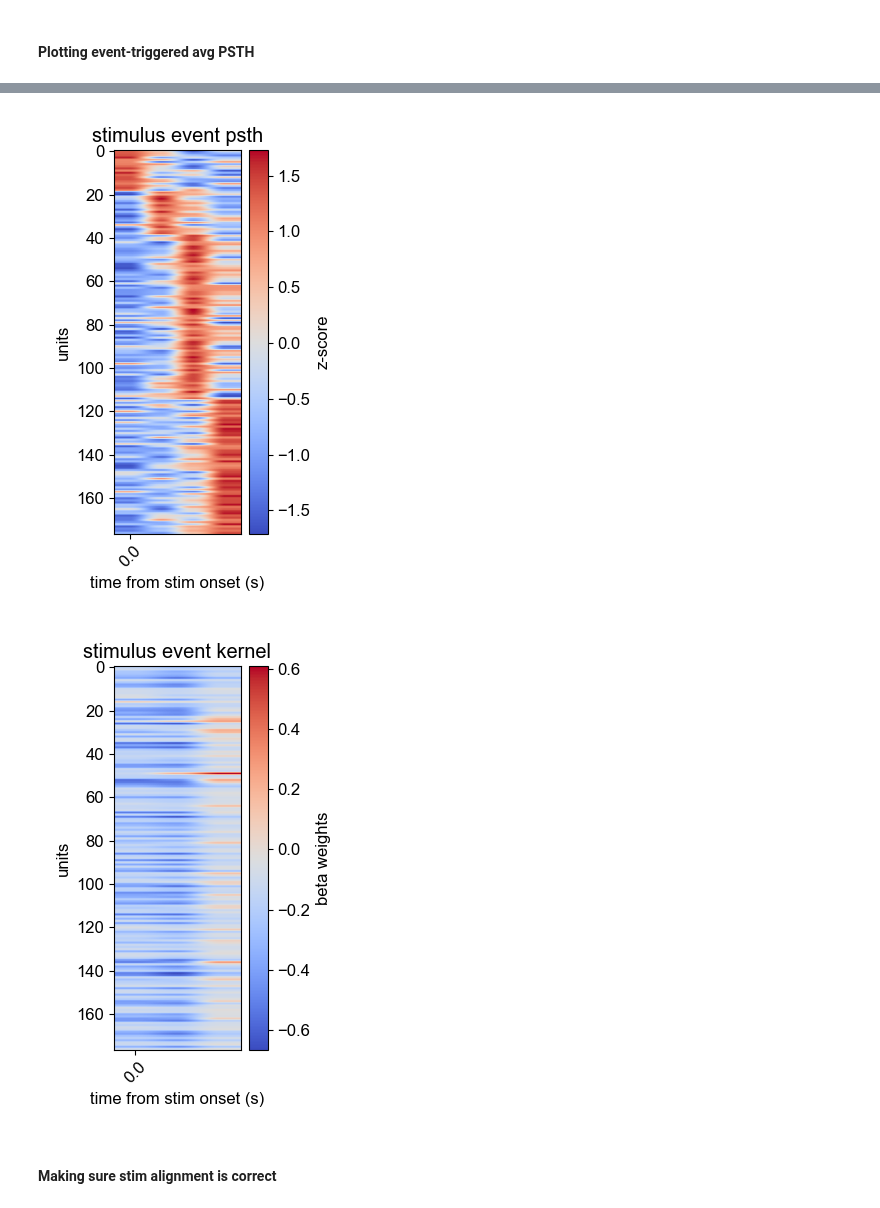
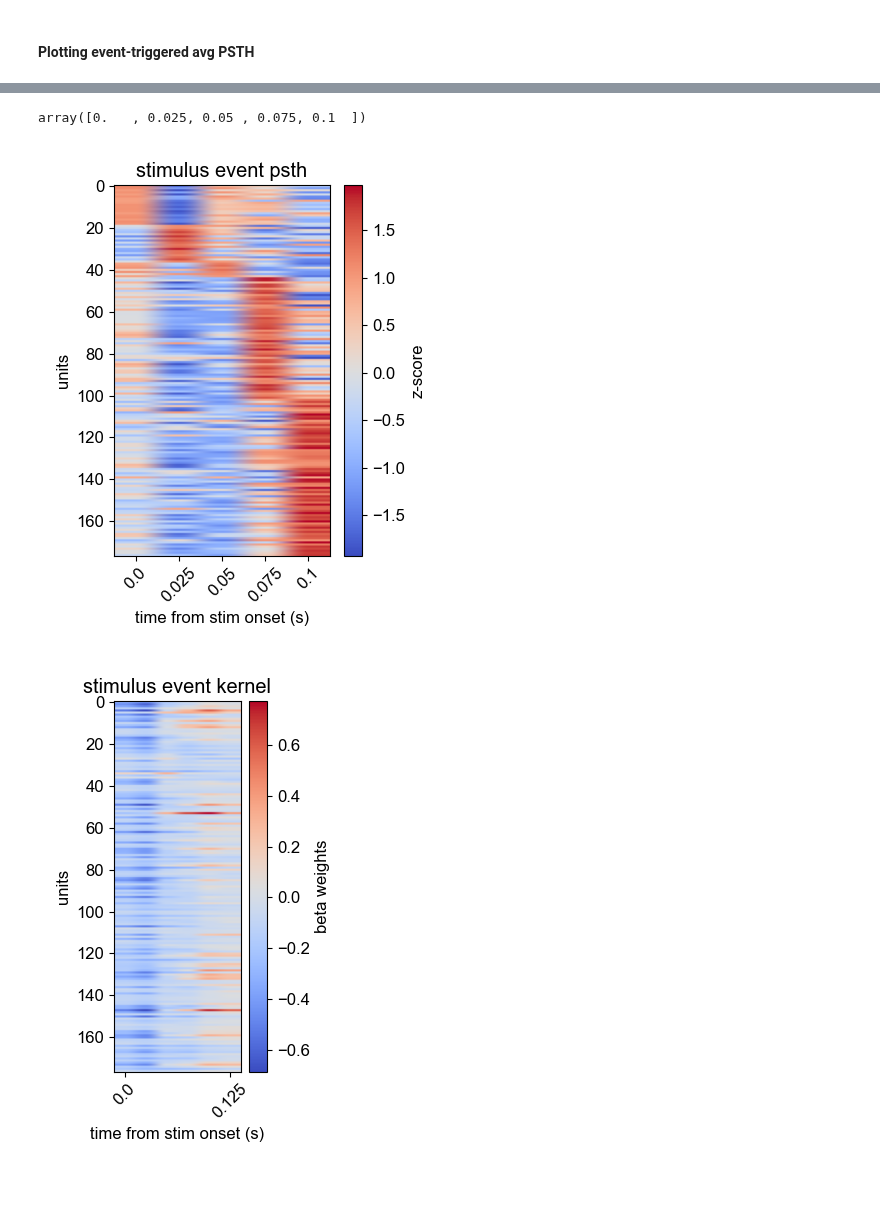
Before and after one commit to rojasgabriel/ephys, a Jupyter notebook: notebooks/encoding_analysis.ipynb, the cells around one changed output, grey strips where cells are left out. Cells and saved outputs as stored; diff of their text form; code cells hidden in the pictures.

Commit message:
WIP: still figuring out how to build this encoding model

```diff
--- a/notebooks/encoding_analysis.ipynb
+++ b/notebooks/encoding_analysis.ipynb
@@ -18,6 +18,9 @@ new_rc_params = {'text.usetex': False,
 mpl.rcParams.update(new_rc_params)
 plt.rcParams['font.sans-serif'] = ['Arial']
 plt.rcParams['font.size'] = 12
+plt.rcParams['figure.dpi'] = 100
+
+%config InlineBackend.figure_format = 'svg'
 
 %matplotlib widget
 %load_ext autoreload
@@ -72,8 +75,8 @@ def make_design_matrix(trial_ts, spike_times_per_unit, post_seconds, bin_size=0.
         print("Alignment issue detected. Please check time_bins and stim_times.")
         return None, None
 
-post_seconds = 0.15
-bin_size = 0.050
+post_seconds = 0.150
+bin_size = 0.025
 design_matrix, binned_spike_rate, all_stims, n_timepoints, time_bins = make_design_matrix(trial_ts, spike_times_per_unit, post_seconds=post_seconds, bin_size=bin_size)
 n_samples = binned_spike_rate.shape[0]
 n_units = binned_spike_rate.shape[1]
@@ -276,47 +329,51 @@ pop_peth.shape
+# %%
+np.round(np.arange(0, post_seconds, 0.025), 3)[:-1]
+# %% [output]
+array([0.   , 0.025, 0.05 , 0.075, 0.1  ])
 # %%
 # Convolved with alpha function kernel
 from spks.utils import alpha_function
 binsize = bin_size
 t_decay = 0.025
 t_rise = 0.001
 decay = t_decay / binsize
 kern = alpha_function(int(decay * 15), t_rise=t_rise, t_decay=decay, srate=1./binsize)
 
 pop_peth, timebin_edges, _ = population_peth(
         all_spike_times=spike_times_per_unit,
         alignment_times=all_stims,
-        pre_seconds=0.,
-        post_seconds=0.15,
-        binwidth_ms=25.,
-        pad=0,
-        kernel=kern,
+        pre_seconds=0.025,
+        post_seconds=post_seconds, #100 ms
+        binwidth_ms=bin_size*1000, #25 ms
+        pad=0.,
+        kernel=kern
     )
 
 mean_psth = np.mean(pop_peth, axis = 1)
 
 from scipy.stats import zscore
 normalized_mean_psth = zscore(mean_psth, axis=1, nan_policy='omit') #normalize each unit
 peak_indices = np.argmax(normalized_mean_psth, axis=1)
 peak_sort_indices = np.argsort(peak_indices) #row_sort_indices is for cumsum of model weights, peak_sort_indices is for earlier responses
 sorted_psth = normalized_mean_psth[peak_sort_indices]
 
 
-plt.figure(figsize=(3,5))
+plt.figure(figsize=(4,5))
 plt.imshow(sorted_psth, aspect='auto', cmap='coolwarm') # for sorting my model cumsum use `normalized_mean_psth[row_sort_indices]`
 plt.colorbar(label = 'z-score')
-plt.xticks(np.arange(0, n_timepoints, 5), (np.arange(0, n_timepoints, 5))*bin_size, rotation=45)
+plt.xticks(ticks = np.arange(0, sorted_psth.shape[1], 1), labels = np.round(np.arange(0, post_seconds, 0.025), 3)[:-1], rotation=45)
 plt.xlabel('time from stim onset (s)')
 plt.ylabel('units')
 plt.title('stimulus event psth')
 plt.tight_layout()
 # plt.savefig(pjoin(save_dir, "peak_sort_stimulus_event_psth.png"), format='png', dpi=300, bbox_inches='tight')
 # %% [output]
-[figure, old version]
+[figure, new version]
 # %%
-weights = models[best_model].coef_
+weights = models[np.where(np.array(cv_R_squared) == np.max(cv_R_squared))[0][0]].coef_
 
-row_cumsum = np.cumsum(weights[:,:n_timepoints], axis=1)
-row_sort_indices = np.argsort(row_cumsum[:, -1])[::-1]
+# row_cumsum = np.cumsum(weights[:,:n_timepoints], axis=1)
+# row_sort_indices = np.argsort(row_cumsum[:, -1])[::-1]
 
 plt.figure(figsize=(3, 5))
 plt.imshow(weights[peak_sort_indices], aspect='auto', cmap='coolwarm')
@@ -328,6 +385,4 @@ plt.title('stimulus event kernel')
 plt.tight_layout()
 # plt.savefig(pjoin(save_dir, "stimulus_event_kernel_weights.png"), format='png', dpi=300, bbox_inches='tight')
 # %% [output]
-[figure, old version]
+[figure, new version]
-# %% [markdown]
-#### Making sure stim alignment is correct
```
Also changed, not shown: parts of 16 cells of this notebook.
